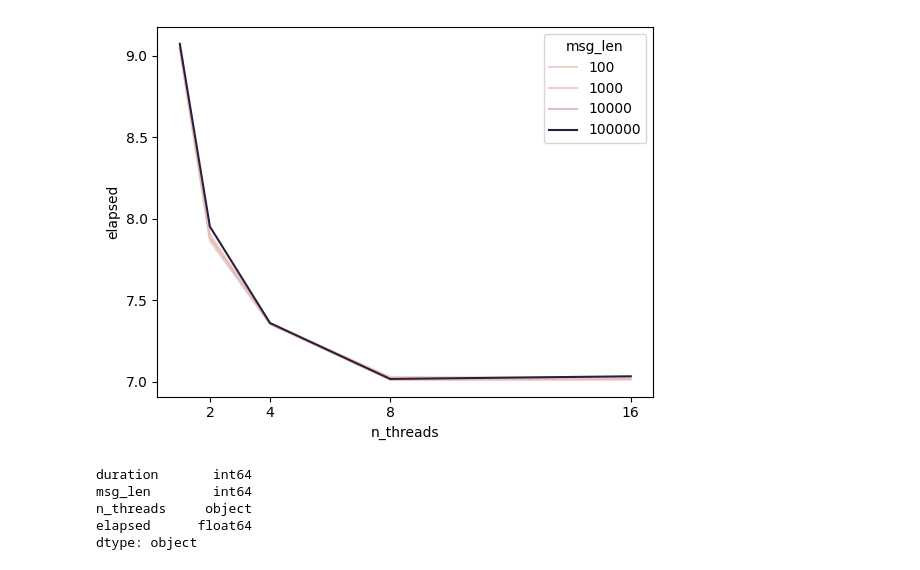
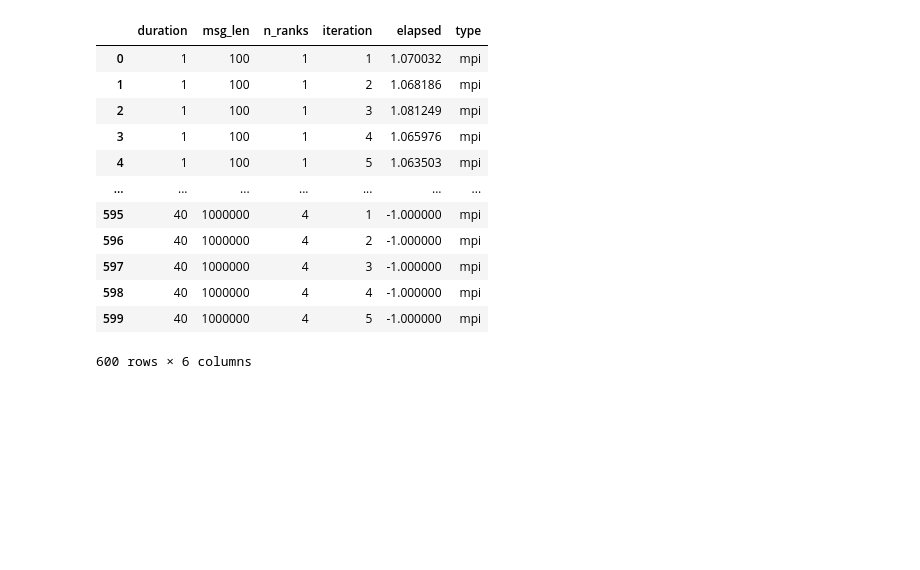
Before and after one commit to ermahechap/Distribuidos2023, a Jupyter notebook: 00 Results/result_analysis.ipynb, the cells around one changed output. Saved outputs shown, nothing was run; the diff lists cells and outputs as text; code cells hidden in the pictures; blank space fills up the shorter version.

```diff
--- a/00 Results/result_analysis.ipynb
+++ b/00 Results/result_analysis.ipynb
@@ -32,19 +36,16 @@ cuda_data['type'] = 'cuda'
-# %%
-cuda_perf = omp_data[omp_data['elapsed'] != -1].groupby(['duration', 'msg_len', 'n_threads'])['elapsed'].mean().reset_index()
-cuda_perf = cuda_perf[(cuda_perf['duration'] == 40)]
-
-fig, ax = plt.subplots()
-sns.lineplot(data=cuda_perf, x='n_threads', y='elapsed', hue='msg_len', ax=ax)
-ax.set_xticks([2,4,8,16])
-#ax.set_xscale('log', base=2)
-plt.show()
-# %% [output]
-[figure, removed]
-# %%
-cuda_perf.dtypes
-# %% [output]
-duration       int64
-msg_len        int64
-n_threads     object
-elapsed      float64
-dtype: object
+# %%
+mpi_data
+# %% [output]
+|  | duration | msg_len | n_ranks | iteration | elapsed | type |
+| 0 | 1 | 100 | 1 | 1 | 1.070032 | mpi |
+| 1 | 1 | 100 | 1 | 2 | 1.068186 | mpi |
+| 2 | 1 | 100 | 1 | 3 | 1.081249 | mpi |
+| 3 | 1 | 100 | 1 | 4 | 1.065976 | mpi |
+| 4 | 1 | 100 | 1 | 5 | 1.063503 | mpi |
+| ... | ... | ... | ... | ... | ... | ... |
+| 595 | 40 | 1000000 | 4 | 1 | -1.000000 | mpi |
+| 596 | 40 | 1000000 | 4 | 2 | -1.000000 | mpi |
+| 597 | 40 | 1000000 | 4 | 3 | -1.000000 | mpi |
+| 598 | 40 | 1000000 | 4 | 4 | -1.000000 | mpi |
+| 599 | 40 | 1000000 | 4 | 5 | -1.000000 | mpi |
+600 rows × 6 columns
```
Also changed, not shown: parts of 8 cells of this notebook, 1 other file.
